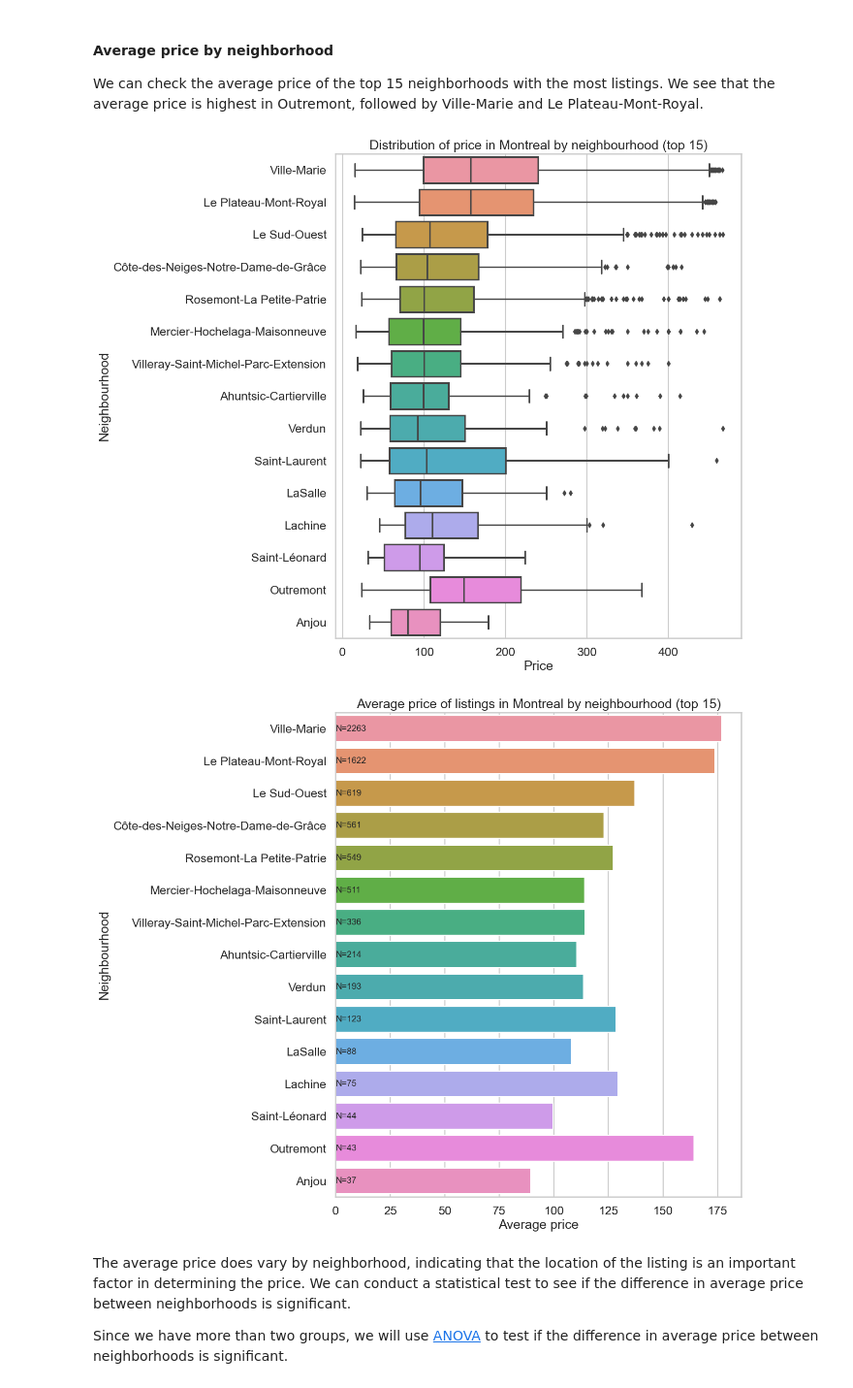
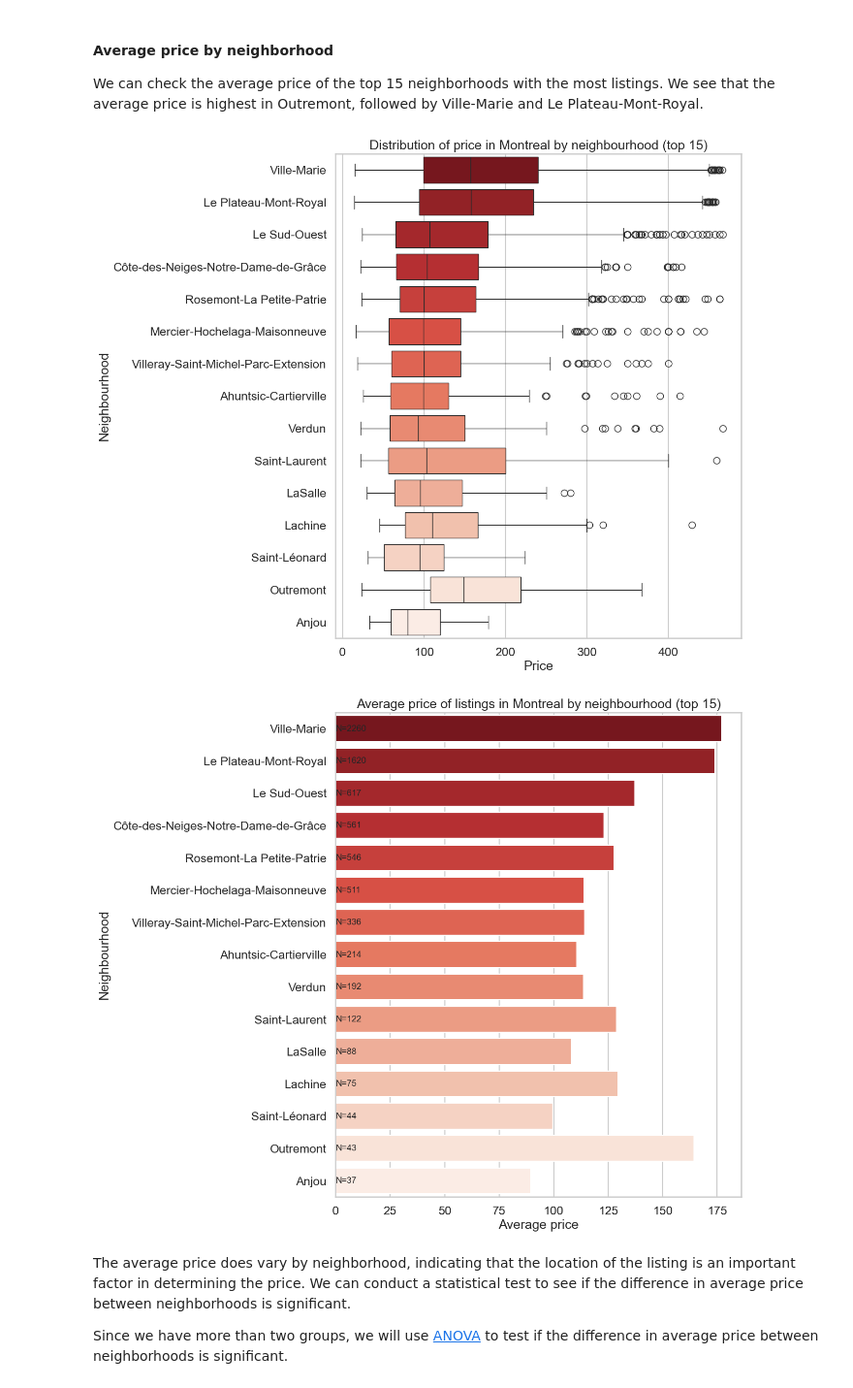
Before and after one commit to rohankumar586/AirBnb_price_predictor, a Jupyter notebook: code_Lakshya.ipynb, the cells around one changed output. Shown at 97% size. Drawn from its saved outputs; the diff is of its cells as text; code cells hidden in the pictures.

```diff
--- a/code_Lakshya.ipynb
+++ b/code_Lakshya.ipynb
@@ -89,5 +100,5 @@ data.loc[:, object_to_dtype.keys()].sample(5)
 # %%
 # Remove outliers (price > 95% quantile)
-data_cleaned = data[data["price"] < data["price"].quantile(0.95)]
+data_cleaned = data[(data["price"] < data["price"].quantile(0.95)) & (data["minimum_nights"] <= 365)]
 print(f"Rows dropped: {data.shape[0] - data_cleaned.shape[0]}")
 # %% [output]
@@ -95,3 +106,38 @@ Rows dropped: 398
+# %%
+# Extract numerical value from `bathrooms_text` column
+data_cleaned["bathrooms"] = (
+    data["bathrooms_text"].str.extract("(\d+\.?\d*)", expand=False).astype(float)
+)
+
+# Create new column `bathrooms_is_shared` indicating if bathroom is shared or not
+data_cleaned["bathrooms_is_shared"] = data["bathrooms_text"].str.contains(
+    "shared", case=False
+)
+# %%
+# Fill NAs for bedrooms with median value of bedrooms by neighbourhood
+data_cleaned["bedrooms"] = data_cleaned.groupby("neighbourhood_cleansed")[
+    "bedrooms"
+].transform(lambda x: x.fillna(x.median()))
+# %%
+# Add a column for number of key amenities provided
+data["amenities"] = data["amenities"].str.replace(r"\[|\]|\"", "")
+
+list_of_amenities = (
+    data_cleaned["amenities"]
+    .str.split(", ")
+    .explode()
+    .value_counts()
+    .to_frame()
+    .reset_index()
+)
+
+top_20_amenities = list_of_amenities.head(20)["index"].to_list()
+
+data_cleaned["num_amenities"] = (
+    data_cleaned["amenities"]
+    .apply(lambda x: x.split(", "))
+    .apply(lambda y: len(set(y).intersection(set(top_20_amenities))))
+)
 # %% [markdown]
 ### What is the distribution of listing prices?
 
@@ -206,13 +252,14 @@ ax = sns.boxplot(
     y="neighbourhood_cleansed",
     x="price",
     order=num_listings_by_neighborhood.iloc[:15].neighbourhood.values,
+    palette="Reds_r"
 )
 ax.set_title(f"Distribution of price in {city.capitalize()} by neighbourhood (top 15)")
 ax.set_ylabel("Neighbourhood")
 ax.set_xlabel("Price")
 plt.show()
 # %% [output]
-[figure, old version]
+[figure, new version]
 # %%
 # Finally, we plot the mean price of listings in the top 15 neighbourhoods
 avg_price_by_neighborhood = (
@@ -226,34 +273,35 @@ avg_price_by_neighborhood = (
         .agg(["mean", "count"])
     )
     .reindex(index=num_listings_by_neighborhood.iloc[:15].neighbourhood.values)
     .reset_index()
 )
 
 plt.figure(figsize=(10, 12))
 ax = sns.barplot(
     avg_price_by_neighborhood,
     y="neighbourhood_cleansed",
     x="mean",
     order=num_listings_by_neighborhood.iloc[:15].neighbourhood.values,
+    palette="Reds_r",
 )
 
 for i in range(15):
     ax.text(
         0,
         i,
         f"N={avg_price_by_neighborhood.iloc[i]['count']}",
         va="center",
         fontsize=12,
     )
 
 ax.set_title(
     f"Average price of listings in {city.capitalize()} by neighbourhood (top 15)"
 )
 ax.set_ylabel("Neighbourhood")
 ax.set_xlabel("Average price")
 plt.show()
 # %% [output]
-[figure, old version]
+[figure, new version]
 # %% [markdown]
 The average price does vary by neighborhood, indicating that the location of the listing is an important factor in determining the price. We can conduct a statistical test to see if the difference in average price between neighborhoods is significant.
 
```
Also changed, not shown: parts of 26 cells of this notebook.
